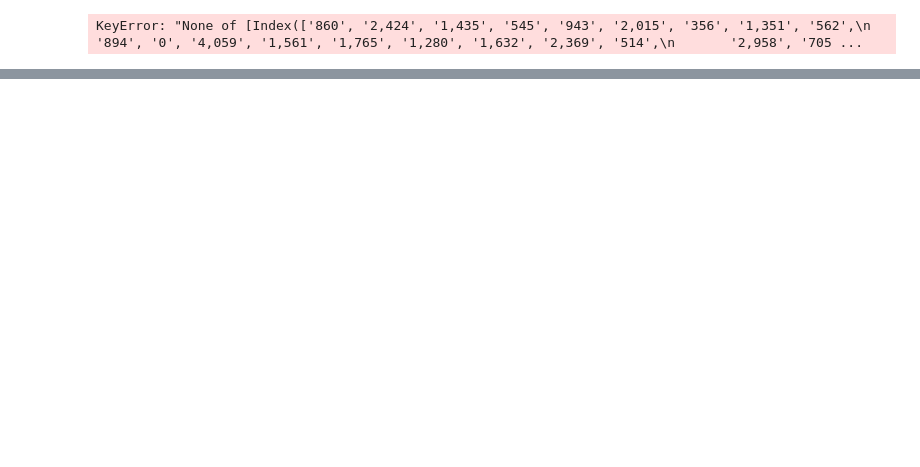
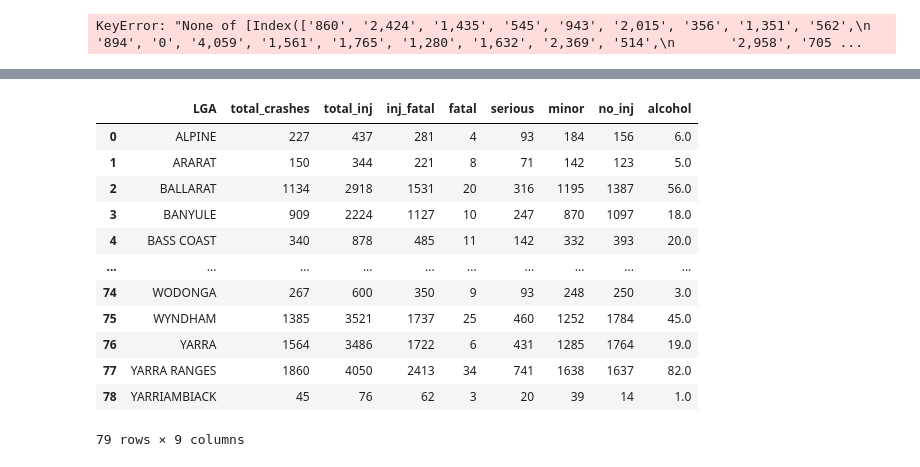
Before and after one commit to Jamie-GiHu/Turqoise-Bears-Project-Repo, a Jupyter notebook: Vic_Crash_analysis.ipynb, the cells around one changed output, grey strips where cells are left out. Drawn from its saved outputs; the diff is of its cells as text; code cells hidden in the pictures; blank space fills up the shorter version.

```diff
--- a/Vic_Crash_analysis.ipynb
+++ b/Vic_Crash_analysis.ipynb
@@ -168,0 +281,19 @@ lga_demo_df
+# %%
+#Set the index
+group_LGA = grouped_LGA_totals.rename_axis("LGA").reset_index()
+# %%
+group_LGA
+# %% [output]
+|  | LGA | total_crashes | total_inj | inj_fatal | fatal | serious | minor | no_inj | alcohol |
+| 0 | ALPINE | 227 | 437 | 281 | 4 | 93 | 184 | 156 | 6.0 |
+| 1 | ARARAT | 150 | 344 | 221 | 8 | 71 | 142 | 123 | 5.0 |
+| 2 | BALLARAT | 1134 | 2918 | 1531 | 20 | 316 | 1195 | 1387 | 56.0 |
+| 3 | BANYULE | 909 | 2224 | 1127 | 10 | 247 | 870 | 1097 | 18.0 |
+| 4 | BASS COAST | 340 | 878 | 485 | 11 | 142 | 332 | 393 | 20.0 |
+| ... | ... | ... | ... | ... | ... | ... | ... | ... | ... |
+| 74 | WODONGA | 267 | 600 | 350 | 9 | 93 | 248 | 250 | 3.0 |
+| 75 | WYNDHAM | 1385 | 3521 | 1737 | 25 | 460 | 1252 | 1784 | 45.0 |
+| 76 | YARRA | 1564 | 3486 | 1722 | 6 | 431 | 1285 | 1764 | 19.0 |
+| 77 | YARRA RANGES | 1860 | 4050 | 2413 | 34 | 741 | 1638 | 1637 | 82.0 |
+| 78 | YARRIAMBIACK | 45 | 76 | 62 | 3 | 20 | 39 | 14 | 1.0 |
+79 rows × 9 columns
```
Also changed, not shown: parts of 19 cells of this notebook, 1 other file.
